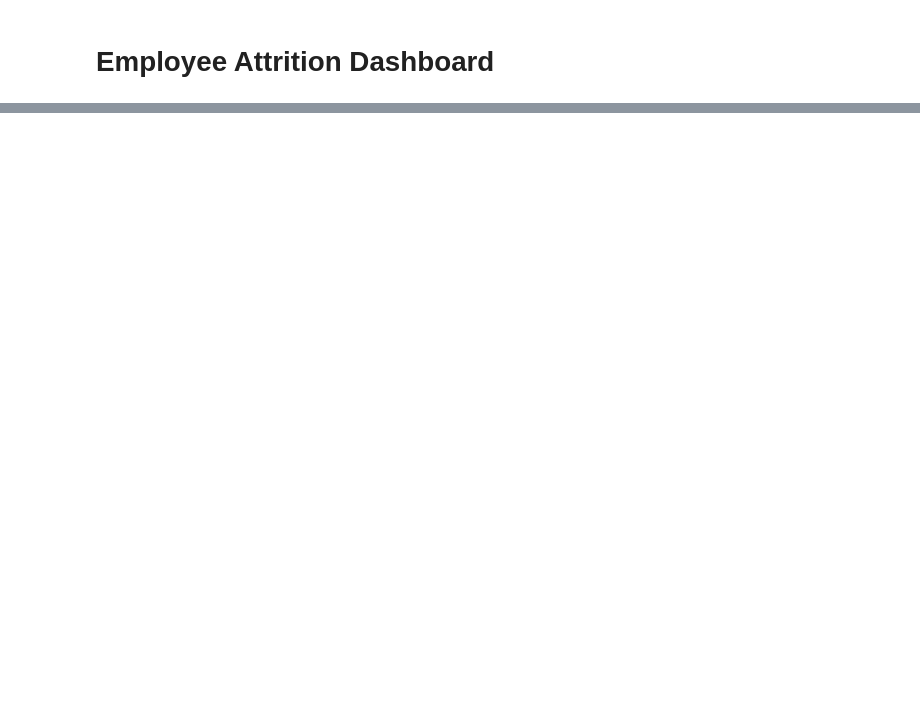
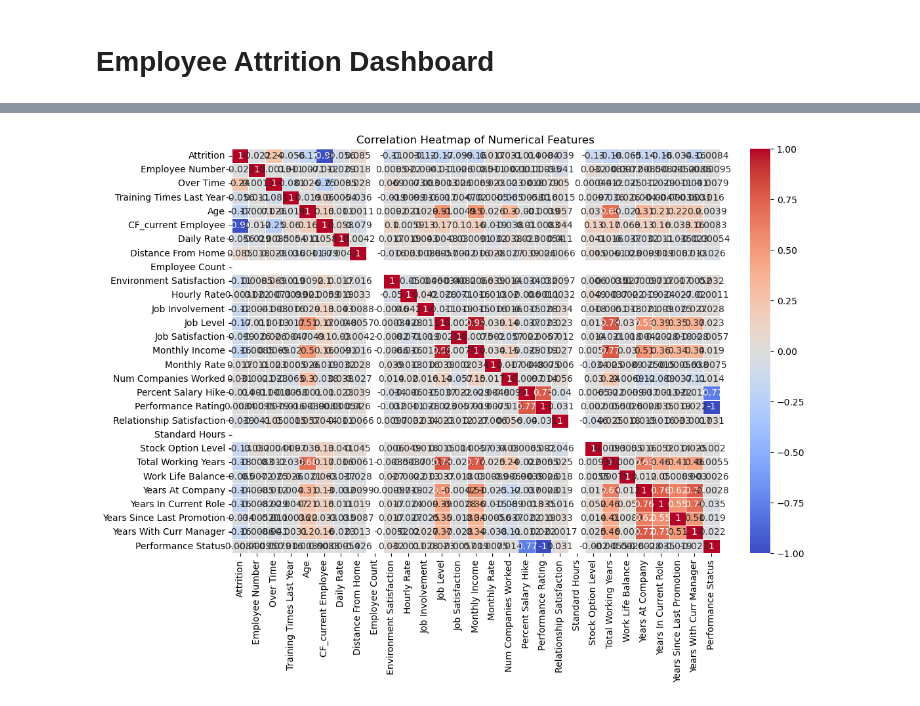
Before and after one commit to MiltonGreat/Employee-Attrition-Dashboard, a Jupyter notebook: Employee Attrition.ipynb, the cells around one changed output, grey strips where cells are left out. Drawn from its saved outputs; the diff is of its cells as text; code cells hidden in the pictures; blank space fills up the shorter version.

```diff
--- a/Employee Attrition.ipynb
+++ b/Employee Attrition.ipynb
@@ -362,0 +13,15 @@ Passing `palette` without assigning `hue` is deprecated and will be removed in v
+# %%
+file_path = 'DataAttrition.xlsx'
+data = pd.read_excel(file_path)
+
+# Display basic information about the dataset
+print("Dataset Info:")
+print(data.info())
+
+# Show the first few rows to understand its structure
+print("\nFirst 5 rows of the dataset:")
+print(data.head())
+
+# Check for any missing values
+print("\nMissing values:")
+print(data.isnull().sum())
@@ -362,0 +100,12 @@ Passing `palette` without assigning `hue` is deprecated and will be removed in v
+# %%
+# Clean the data (convert categorical columns to numerical values)
+# Convert categorical columns to numerical values
+data['Attrition'] = data['Attrition'].map({'Yes': 1, 'No': 0})  # Attrition -> 1, 0
+data['Over Time'] = data['Over Time'].map({'Yes': 1, 'No': 0})  # Over Time -> 1, 0
+data['Performance Status'] = data['Performance Status'].map({'High': 1, 'Low': 0})  # High -> 1, Low -> 0
+
+# You can convert other categorical columns in a similar way if needed
+# For example, Job Satisfaction and Job Involvement might also need to be mapped.
+
+# Check the first few rows again to verify the changes
+print(data.head())
@@ -362,0 +130,16 @@ Passing `palette` without assigning `hue` is deprecated and will be removed in v
+# %%
+# Compute the correlation matrix for numerical features
+
+# Select only numeric columns for correlation calculation
+numeric_data = data.select_dtypes(include=[np.number])
+
+# Compute the correlation matrix
+correlation_matrix = numeric_data.corr()
+
+# Plot the correlation heatmap
+plt.figure(figsize=(12, 8))
+sns.heatmap(correlation_matrix, annot=True, cmap='coolwarm', linewidths=0.5)
+plt.title('Correlation Heatmap of Numerical Features')
+plt.show()
+# %% [output]
+[figure, added]
```
Also changed, not shown: parts of 14 cells of this notebook.
